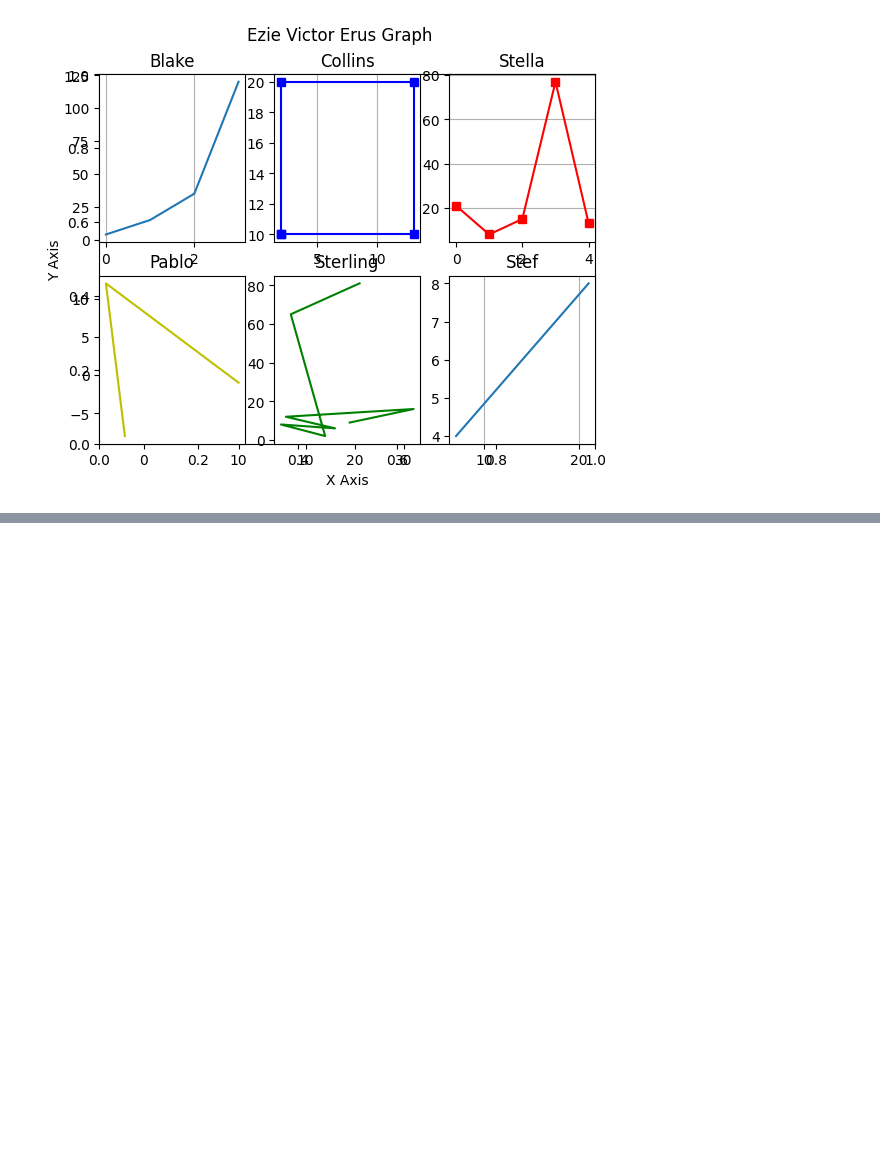
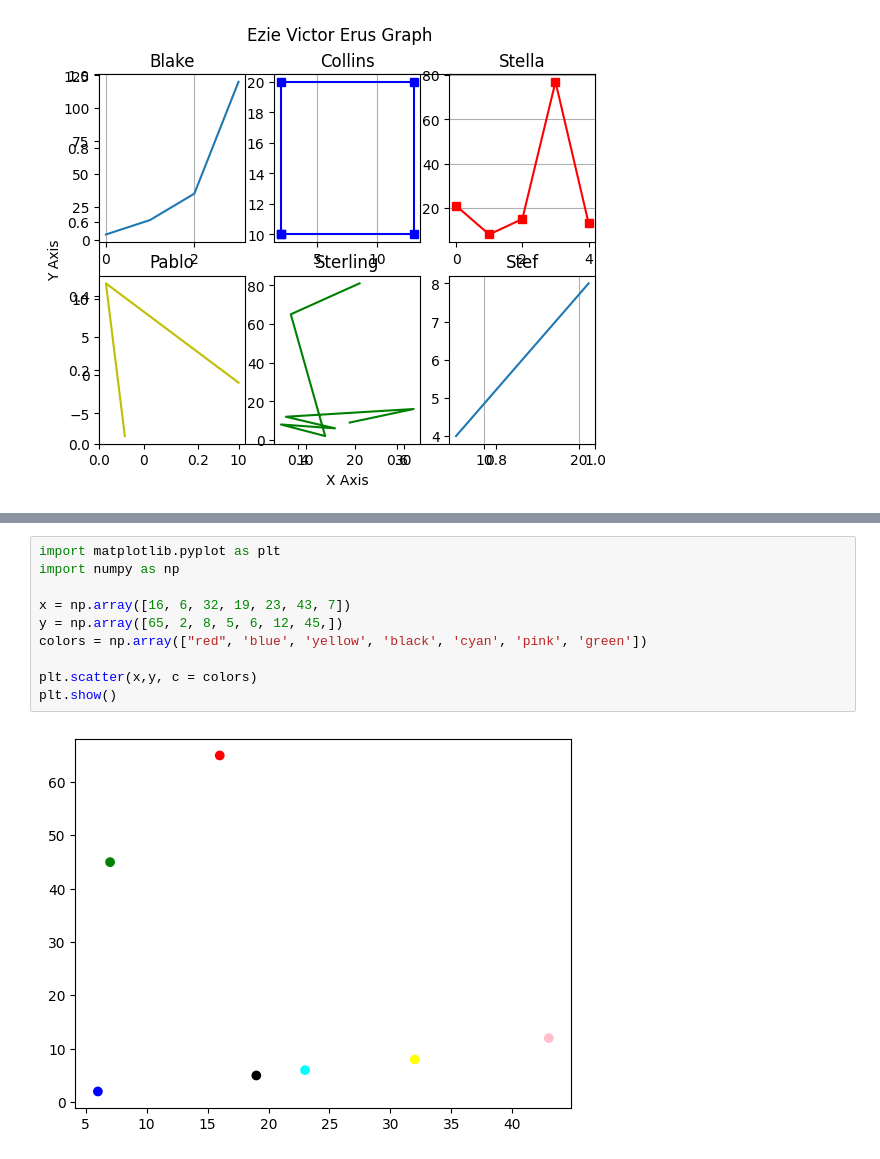
Before and after one commit to SunshineIDR/Matplotlib, a Jupyter notebook: MatPlotLib.ipynb, the cells around one changed output, grey strips where cells are left out. Drawn from its saved outputs; the diff is of its cells as text; blank space fills up the shorter version.

```diff
--- a/MatPlotLib.ipynb
+++ b/MatPlotLib.ipynb
@@ -441,0 +485,12 @@ plt.show()
+# %%
+import matplotlib.pyplot as plt
+import numpy as np
+
+x = np.array([16, 6, 32, 19, 23, 43, 7])
+y = np.array([65, 2, 8, 5, 6, 12, 45,])
+colors = np.array(["red", 'blue', 'yellow', 'black', 'cyan', 'pink', 'green'])
+
+plt.scatter(x,y, c = colors)
+plt.show()
+# %% [output]
+[figure, added]
```
Also changed, not shown: parts of 24 cells of this notebook.
